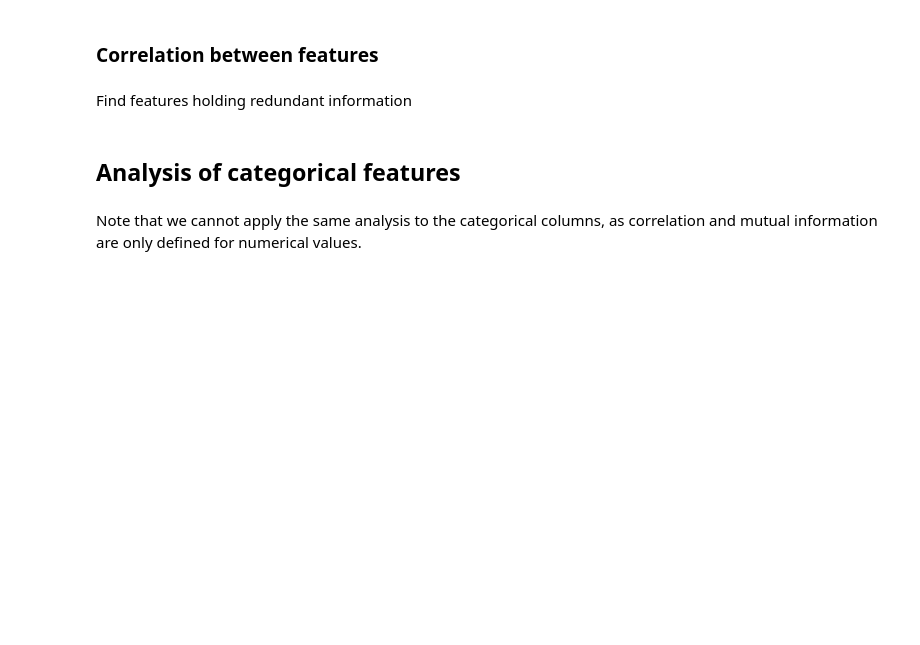
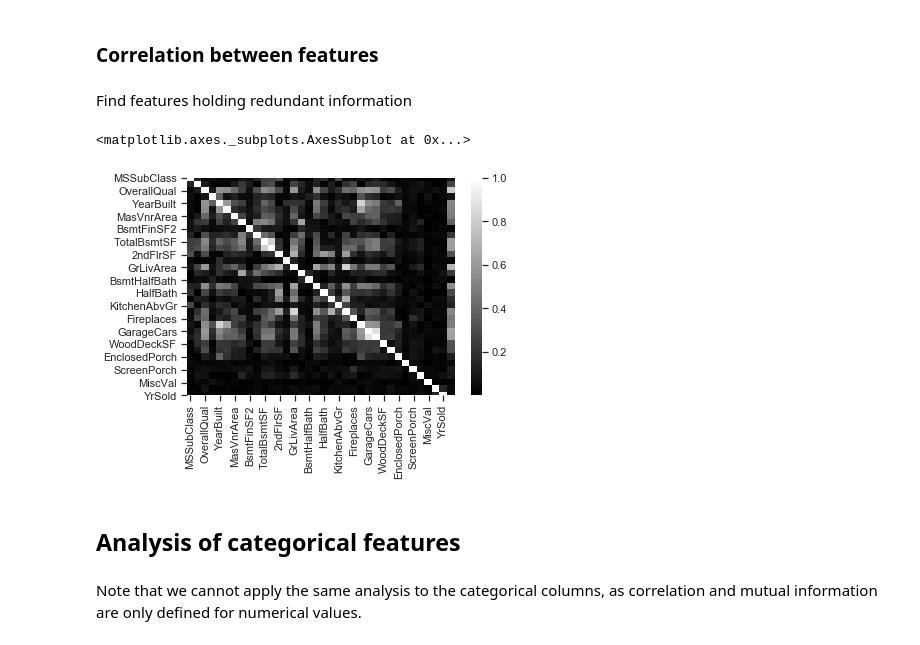
Before and after one commit to nkaenzig/ml-workshop, a Jupyter notebook: house_prices-solution.ipynb, the cells around one changed output. Drawn from its saved outputs; the diff is of its cells as text; code cells hidden in the pictures; blank space fills up the shorter version.

```diff
--- a/house_prices-solution.ipynb
+++ b/house_prices-solution.ipynb
@@ -137,6 +183,10 @@ Let's have a look at the remaining features, with lower correlations:
 Find features holding redundant information
 # %%
 # | plot correlation matrix
+sns.heatmap(df_num.corr().abs(), cmap="gray")
+# %% [output]
+<matplotlib.axes._subplots.AxesSubplot at 0x...>
+[figure, added]
 # %% [markdown]
 ## Analysis of categorical features
 # %% [markdown]
```
Also changed, not shown: parts of 16 cells of this notebook.
